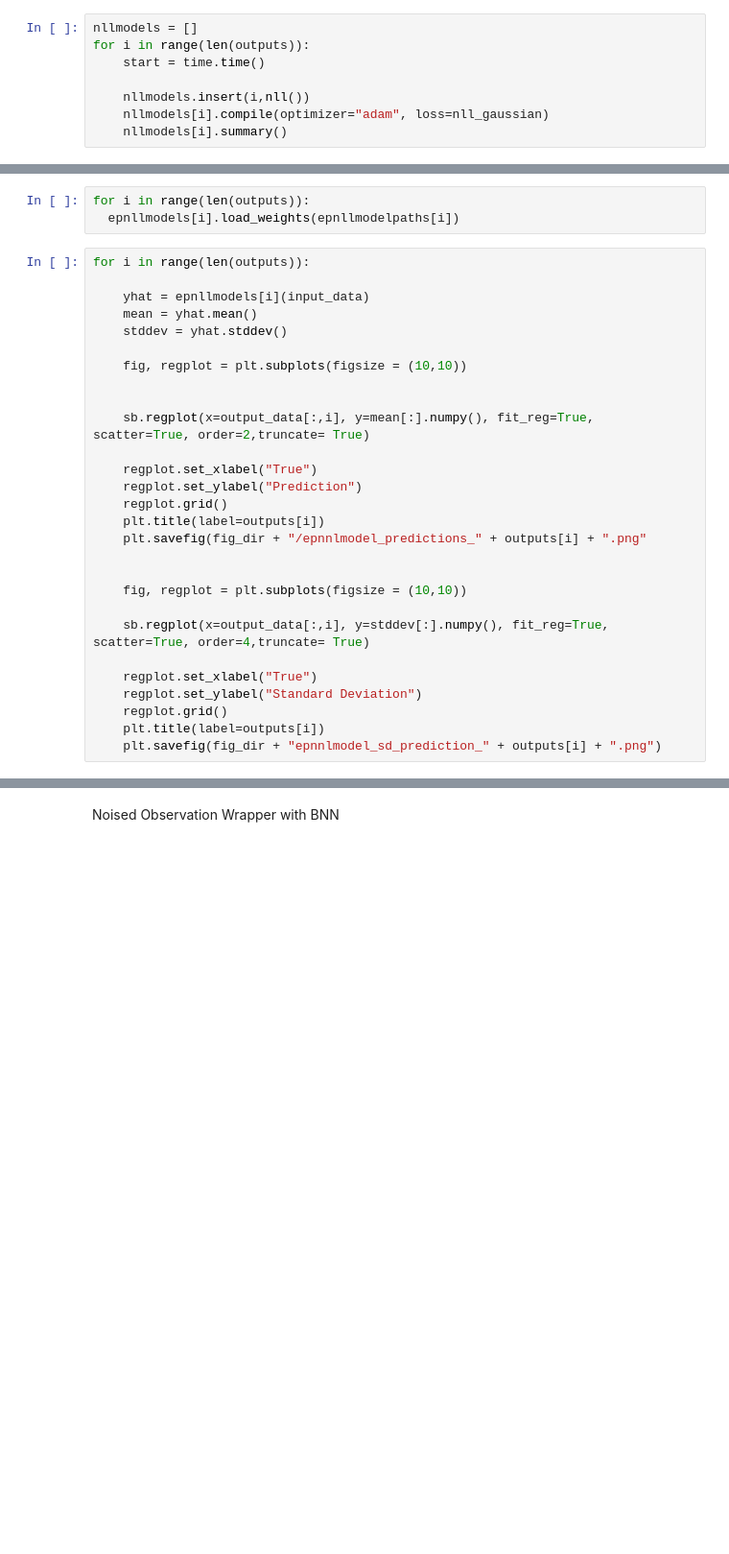
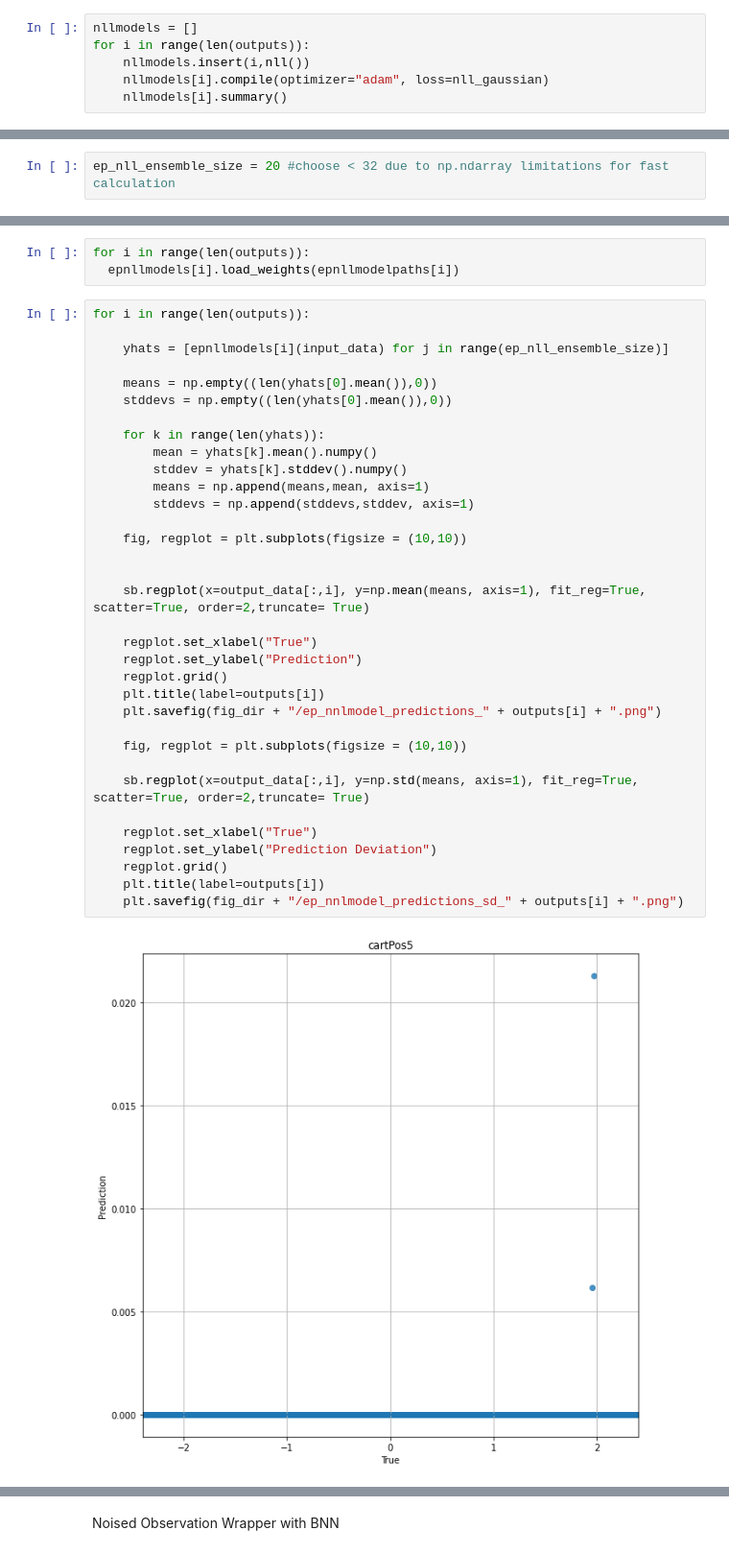
Before and after one commit to JonasLewe/applied_rl, a Jupyter notebook: ARLProject.ipynb, the cells around one changed output, grey strips where cells are left out. Shown at 96% size. Saved outputs shown, nothing was run; the diff lists cells and outputs as text; blank space fills up the shorter version.

```diff
--- a/ARLProject.ipynb
+++ b/ARLProject.ipynb
@@ -859,8 +869,6 @@ for i in range(len(outputs)):
 # %%
 nllmodels = []
 for i in range(len(outputs)):
-    start = time.time()
-
     nllmodels.insert(i,nll())
     nllmodels[i].compile(optimizer="adam", loss=nll_gaussian)
     nllmodels[i].summary()
@@ -905,5 +941,7 @@ for i in range(len(outputs)):
 # %% [markdown]
 Epistemic Uncertainity NNL
+# %%
+ep_nll_ensemble_size = 20 #choose < 32 due to np.ndarray limitations for fast calculation
 # %%
 def nll_ep():
     return tfk.Sequential([
@@ -939,28 +992,36 @@ for i in range(len(outputs)):
 # %%
 for i in range(len(outputs)):
 
-    yhat = epnllmodels[i](input_data)
-    mean = yhat.mean()
-    stddev = yhat.stddev()
+    yhats = [epnllmodels[i](input_data) for j in range(ep_nll_ensemble_size)]
+
+    means = np.empty((len(yhats[0].mean()),0))
+    stddevs = np.empty((len(yhats[0].mean()),0))
+
+    for k in range(len(yhats)):
+        mean = yhats[k].mean().numpy()
+        stddev = yhats[k].stddev().numpy()
+        means = np.append(means,mean, axis=1)
+        stddevs = np.append(stddevs,stddev, axis=1)
 
     fig, regplot = plt.subplots(figsize = (10,10))
 
 
-    sb.regplot(x=output_data[:,i], y=mean[:].numpy(), fit_reg=True, scatter=True, order=2,truncate= True)
+    sb.regplot(x=output_data[:,i], y=np.mean(means, axis=1), fit_reg=True, scatter=True, order=2,truncate= True)
 
     regplot.set_xlabel("True")
     regplot.set_ylabel("Prediction")
     regplot.grid()
     plt.title(label=outputs[i])
-    plt.savefig(fig_dir + "/epnnlmodel_predictions_" + outputs[i] + ".png"
-
+    plt.savefig(fig_dir + "/ep_nnlmodel_predictions_" + outputs[i] + ".png")
 
     fig, regplot = plt.subplots(figsize = (10,10))
 
-    sb.regplot(x=output_data[:,i], y=stddev[:].numpy(), fit_reg=True, scatter=True, order=4,truncate= True)
+    sb.regplot(x=output_data[:,i], y=np.std(means, axis=1), fit_reg=True, scatter=True, order=2,truncate= True)
 
     regplot.set_xlabel("True")
-    regplot.set_ylabel("Standard Deviation")
+    regplot.set_ylabel("Prediction Deviation")
     regplot.grid()
     plt.title(label=outputs[i])
-    plt.savefig(fig_dir + "epnnlmodel_sd_prediction_" + outputs[i] + ".png")
+    plt.savefig(fig_dir + "/ep_nnlmodel_predictions_sd_" + outputs[i] + ".png")
+# %% [output]
+[figure, added]
```
Also changed, not shown: parts of 38 cells of this notebook.
